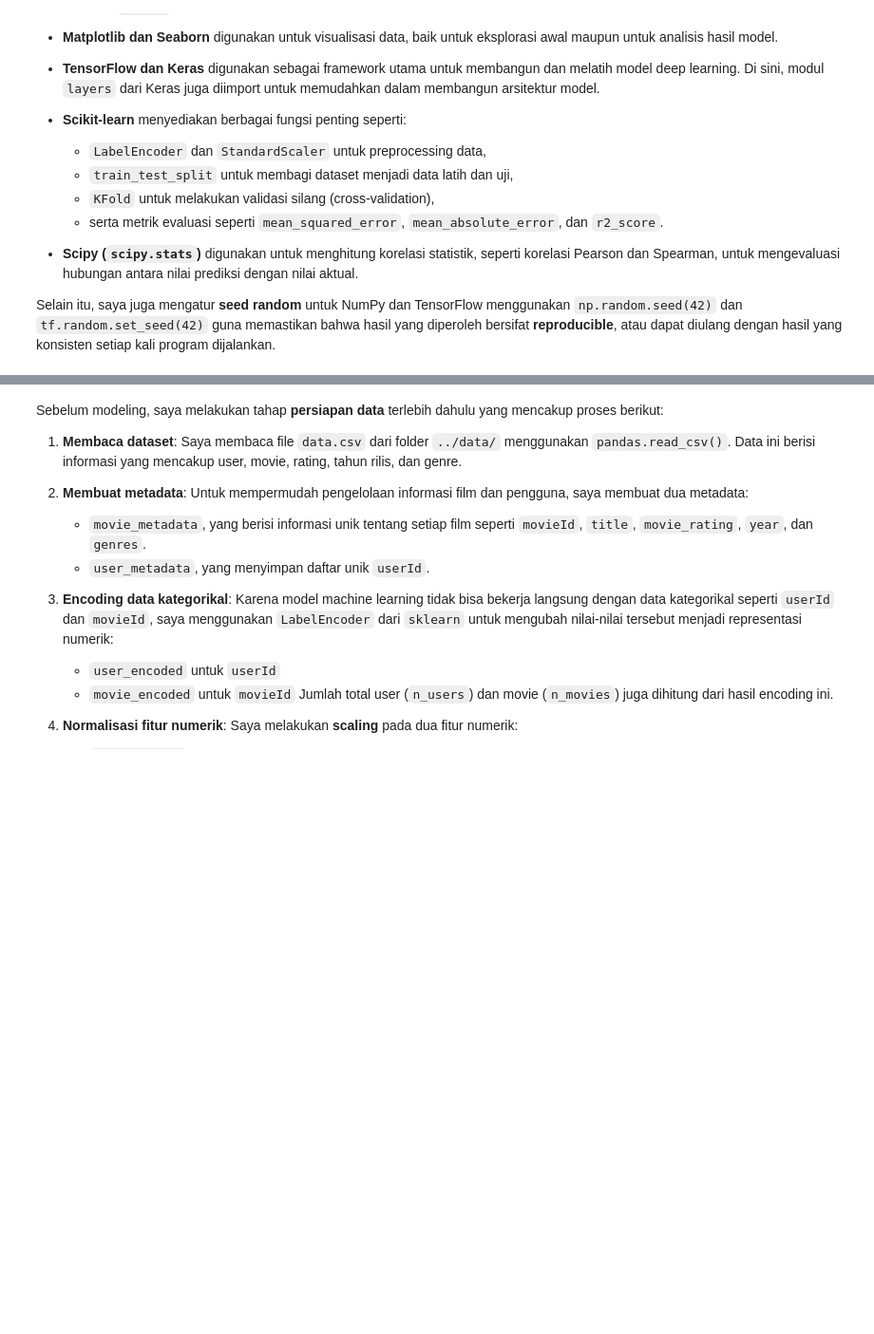
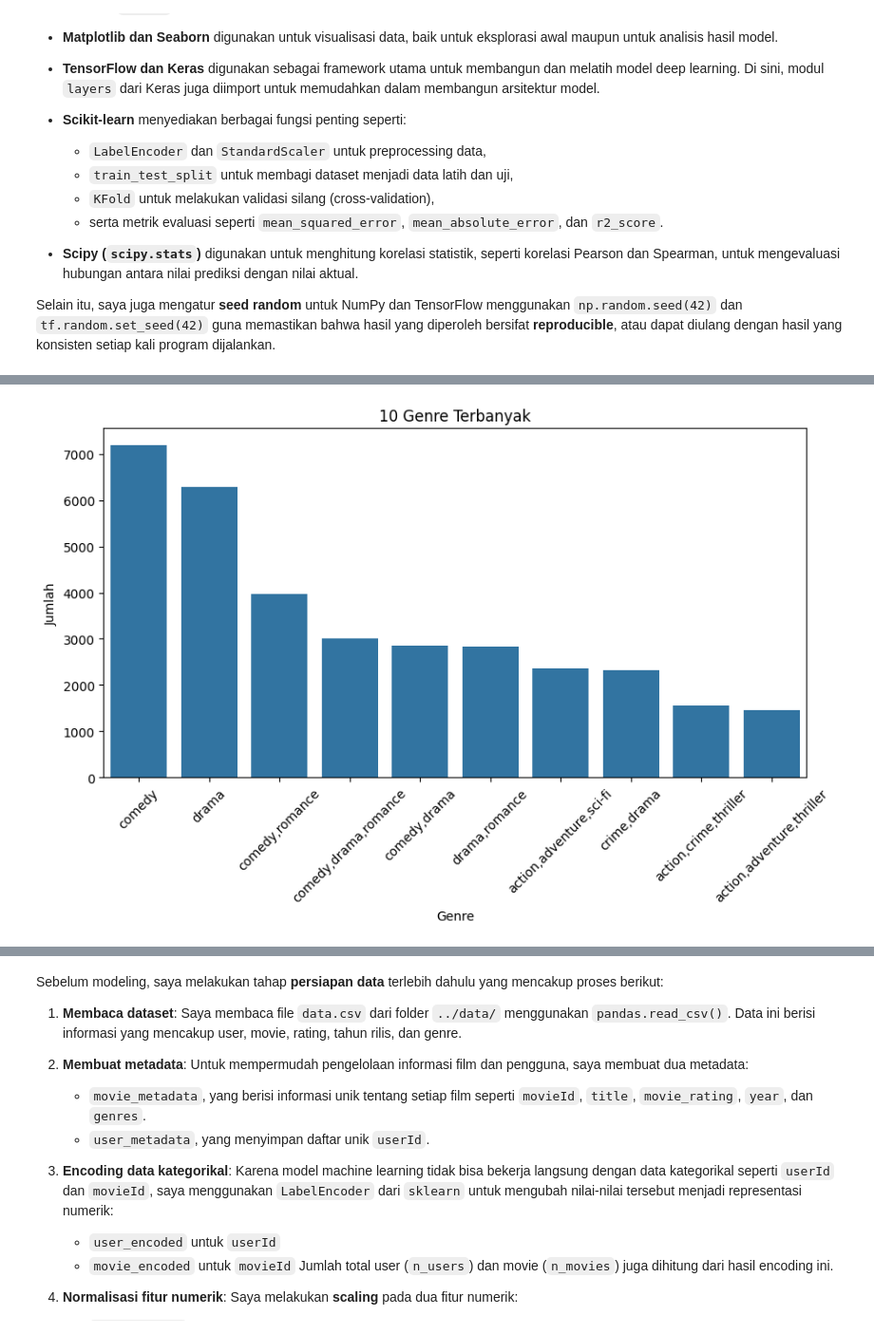
Before and after one commit to aldyNaufal/movie-recommendation-system, a Jupyter notebook: notebook/main.ipynb, the cells around one changed output, grey strips where cells are left out. Shown at 95% size. Cells and saved outputs as stored; diff of their text form; code cells hidden in the pictures; blank space fills up the shorter version.

```diff
--- a/notebook/main.ipynb
+++ b/notebook/main.ipynb
@@ -34,0 +345,16 @@ Selain itu, saya juga mengatur **seed random** untuk NumPy dan TensorFlow menggu
+# %%
+genre_counts = Counter()
+data['genres'].str.split('|').apply(genre_counts.update)
+
+top_genres = dict(genre_counts.most_common(10))
+
+plt.figure(figsize=(10, 5))
+sns.barplot(x=list(top_genres.keys()), y=list(top_genres.values()))
+plt.xticks(rotation=45)
+plt.title('10 Genre Terbanyak')
+plt.ylabel('Jumlah')
+plt.xlabel('Genre')
+plt.savefig('../images/genre_terbanyak.png', dpi=300, bbox_inches='tight')
+plt.show()
+# %% [output]
+[figure, added]
```
Also changed, not shown: parts of 53 cells of this notebook, 4 other files.
